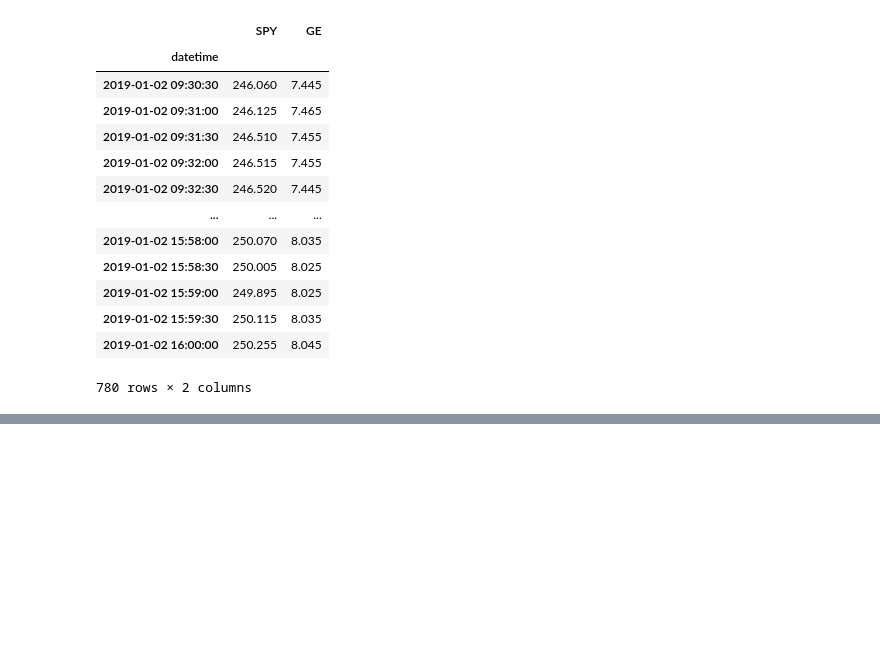
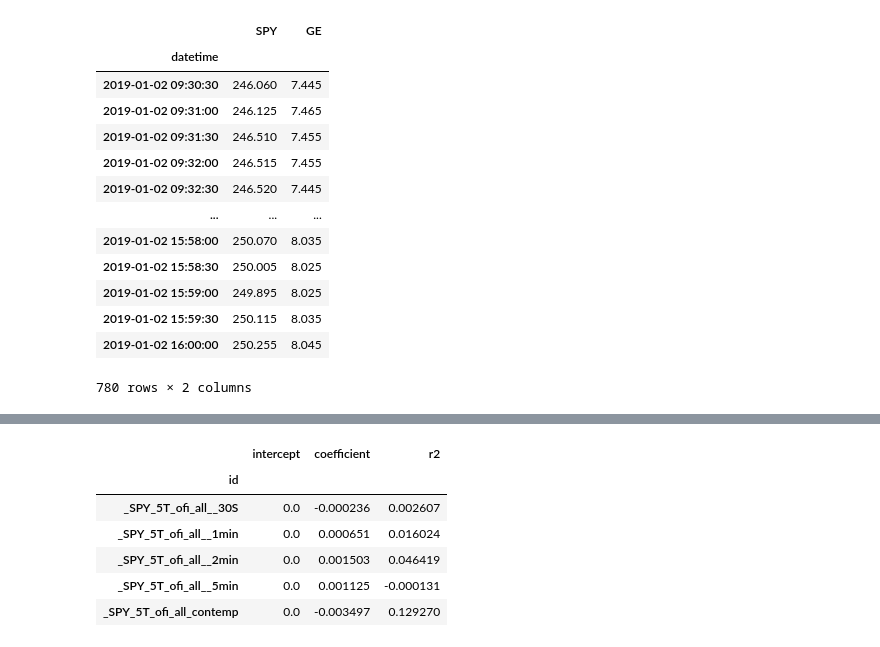
Before and after one commit to n-petit/lobster-tools, a Jupyter notebook: notebooks/08_etf_pipeline.ipynb, the cells around one changed output, grey strips where cells are left out. Drawn from its saved outputs; the diff is of its cells as text; code cells hidden in the pictures; blank space fills up the shorter version.

```diff
--- a/notebooks/08_etf_pipeline.ipynb
+++ b/notebooks/08_etf_pipeline.ipynb
@@ -220,0 +243,44 @@ NameError: name 'clip_times' is not defined
+# %%
+# | eval: false
+def regression_table(
+    X: pd.DataFrame,  # covariates. in this case, OFI for a single ETF
+    y: pd.DataFrame,  # response variable. in this case, mid to mid returns at various markouts
+):
+    """Compute X.len * y.len univariate regressions. For each column in X, regress against each one column of y."""
+    X, y = restrict_common_index(X, y)
+
+    regression_results = []
+
+    for x_col_name, y_col_name in product(X.columns, y.columns):
+        x_col = X[x_col_name].values.reshape(-1, 1)
+        y_col = y[y_col_name].values
+
+        model = LinearRegression(fit_intercept=False)
+        model.fit(x_col, y_col)
+
+        intercept = model.intercept_
+        coefficient = model.coef_[0]
+        r2 = model.score(x_col, y_col)
+
+        regression_results.append(
+            {
+                "id": x_col_name + "_" + y_col_name,
+                "intercept": intercept,
+                "coefficient": coefficient,
+                "r2": r2,
+            }
+        )
+
+    regression_results_df = pd.DataFrame(regression_results)
+    regression_results_df.set_index("id", inplace=True)
+    return regression_results_df
+
+regression_table(ofi_all, returns[etfs[0]])
+# %% [output]
+|  | intercept | coefficient | r2 |
+| id |  |  |  |
+| _SPY_5T_ofi_all__30S | 0.0 | -0.000236 | 0.002607 |
+| _SPY_5T_ofi_all__1min | 0.0 | 0.000651 | 0.016024 |
+| _SPY_5T_ofi_all__2min | 0.0 | 0.001503 | 0.046419 |
+| _SPY_5T_ofi_all__5min | 0.0 | 0.001125 | -0.000131 |
+| _SPY_5T_ofi_all_contemp | 0.0 | -0.003497 | 0.129270 |
```
Also changed, not shown: parts of 15 cells of this notebook, 5 other files.
